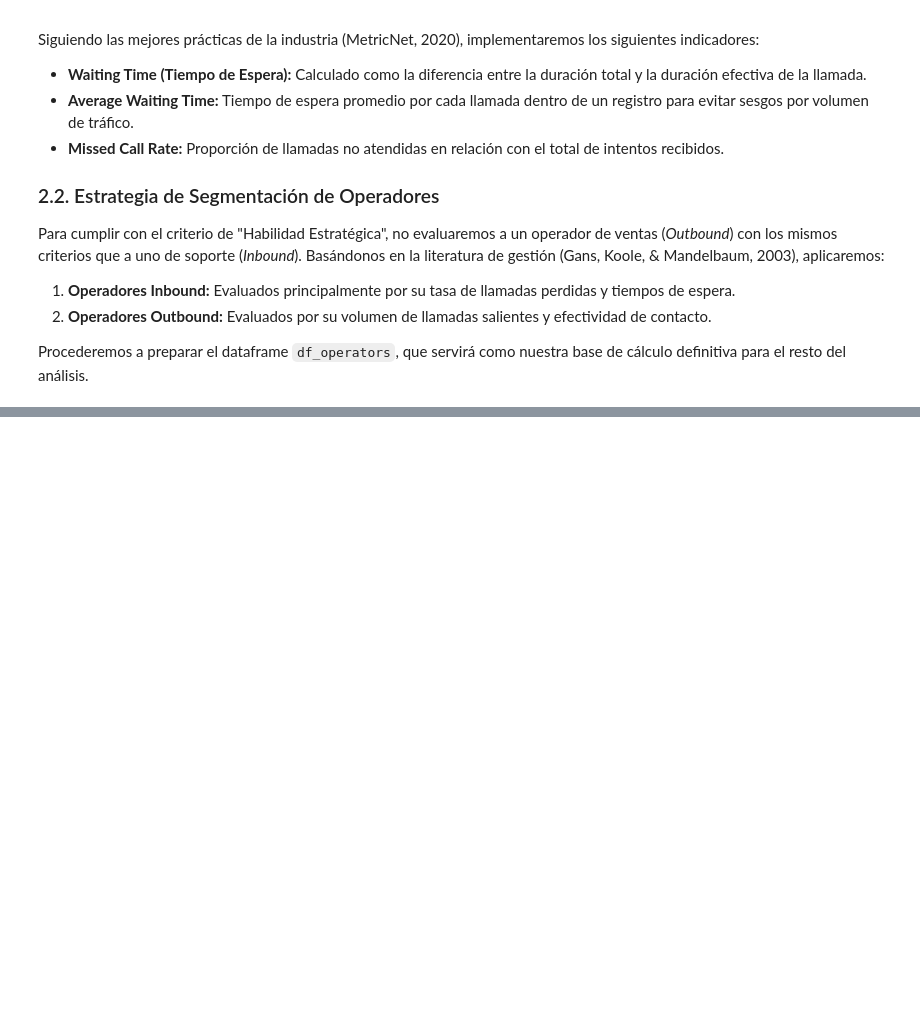
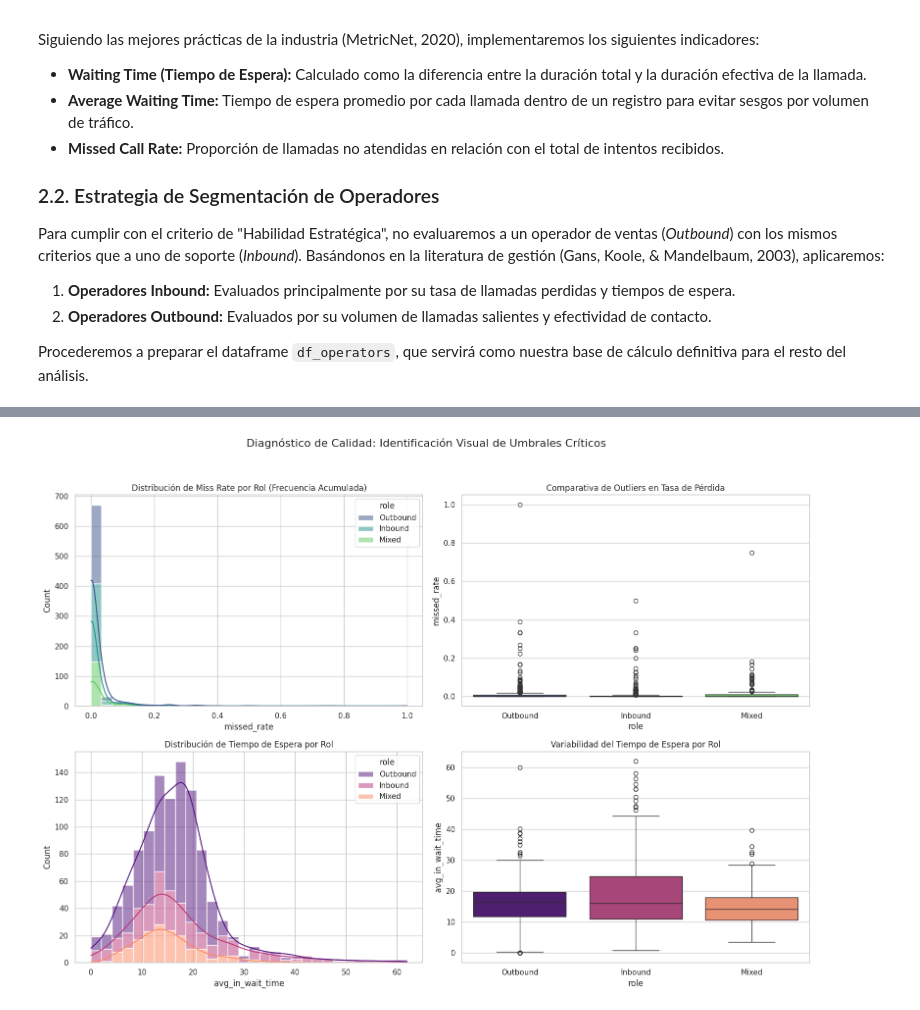
Before and after one commit to gersonv-bda/telecom-operator-efficiency, a Jupyter notebook: notebooks/notebook.ipynb, the cells around one changed output, grey strips where cells are left out. Cells and saved outputs as stored; diff of their text form; code cells hidden in the pictures; blank space fills up the shorter version.

```diff
--- a/notebooks/notebook.ipynb
+++ b/notebooks/notebook.ipynb
@@ -844,0 +585,28 @@ else:
+# %%
+# ==============================================================================
+# PASO 2.5.1: Validación Visual de Desempeño por Rol
+# ==============================================================================
+
+fig, axes = plt.subplots(2, 2, figsize=(16, 12))
+
+# 1. Distribución Missed Rate por Rol
+sns.histplot(data=ops_performance, x='missed_rate', hue='role', bins=30, kde=True, ax=axes[0, 0], palette='viridis', multiple="stack")
+axes[0, 0].set_title('Distribución de Miss Rate por Rol (Frecuencia Acumulada)')
+
+# 2. Boxplot Missed Rate por Rol
+sns.boxplot(data=ops_performance, x='role', y='missed_rate', hue='role', ax=axes[0, 1], palette='viridis')
+axes[0, 1].set_title('Comparativa de Outliers en Tasa de Pérdida')
+
+# 3. Distribución Waiting Time por Rol
+sns.histplot(data=ops_performance, x='avg_in_wait_time', hue='role', bins=30, kde=True, ax=axes[1, 0], palette='magma', multiple="stack")
+axes[1, 0].set_title('Distribución de Tiempo de Espera por Rol')
+
+# 4. Boxplot Waiting Time por Rol
+sns.boxplot(data=ops_performance, x='role', y='avg_in_wait_time', hue='role', ax=axes[1, 1], palette='magma')
+axes[1, 1].set_title('Variabilidad del Tiempo de Espera por Rol')
+
+plt.suptitle("Diagnóstico de Calidad: Identificación Visual de Umbrales Críticos", fontsize=16)
+plt.tight_layout(rect=[0, 0.03, 1, 0.95])
+plt.show()
+# %% [output]
+[figure, added]
```
Also changed, not shown: parts of 57 cells of this notebook, 6 other files.
